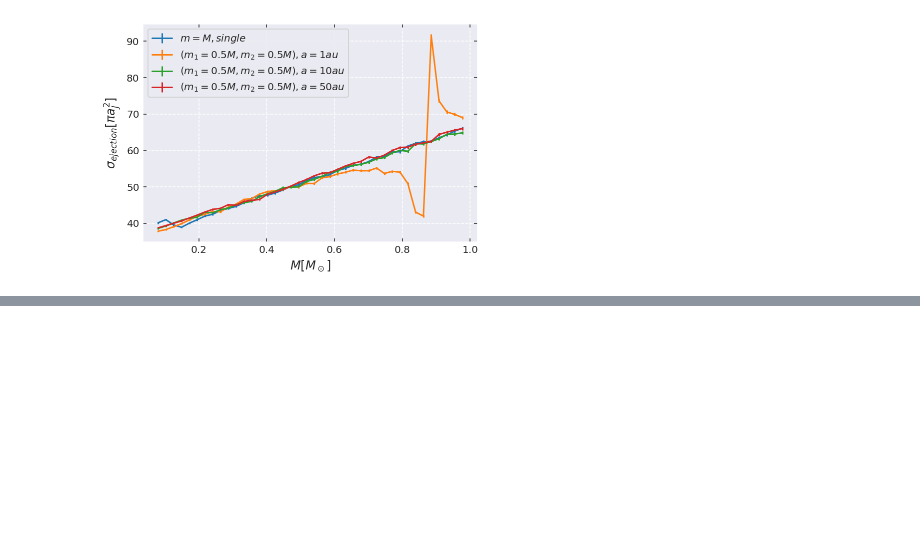
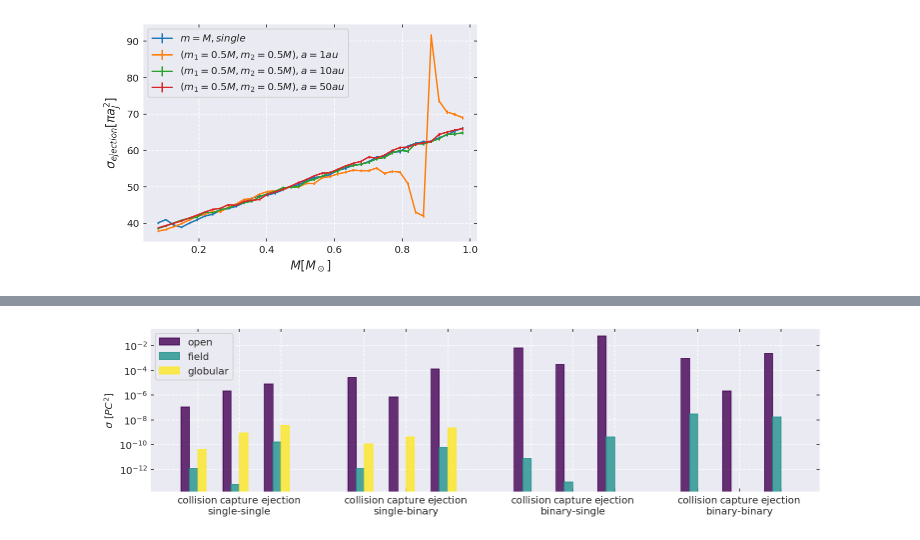
Before and after one commit to YihanWangAstro/giant-planet, a Jupyter notebook: process/giant-planet.ipynb, the cells around one changed output, grey strips where cells are left out. Cells and saved outputs as stored; diff of their text form; code cells hidden in the pictures; blank space fills up the shorter version.

```diff
--- a/process/giant-planet.ipynb
+++ b/process/giant-planet.ipynb
@@ -746,0 +876,5 @@ savefig(plt,'maxwellian-v-stayed-HJ')
+# %%
+update_capture(bb_particle, ['s1','s2','j','d1','d2'])
+# %%
+def calc_ratio(particles, event):
+    return [d[event].sum()/len(d['m_{j}']) for d in particles]
@@ -746,0 +909,19 @@ savefig(plt,'maxwellian-v-stayed-HJ')
+# %%
+ss_ratio = np.array((ss_coll_ratio, ss_cap_ratio, ss_ej_ratio))
+
+sb_ratio = np.array((sb_coll_ratio, sb_cap_ratio, sb_ej_ratio))
+
+bs_ratio = np.array((bs_coll_ratio, bs_cap_ratio, bs_ej_ratio))
+
+bb_ratio = np.array((bb_coll_ratio, bb_cap_ratio, bb_ej_ratio))
+# %%
+ss_b_max=[1514.84, 11.89, 32.15]
+
+sb_b_max=[5183.71, 127.21, 163.175]
+
+bs_b_max = [33654.453, 36.7, 80.69]
+
+bb_b_max = [7875.54, 160.92, 223.62]
+
+v_inf = [0.1*KMS, 30 *KMS, 5*KMS]
+n_den = [100/PC**3, 1/PC**3, 1E5/PC**3]
@@ -746,0 +987,4 @@ savefig(plt,'maxwellian-v-stayed-HJ')
+# %%
+show_sigma([ss_ratio, sb_ratio, bs_ratio,bb_ratio],['open','field','globular'],['collision','capture','ejection'],[ss_b_max, sb_b_max, bs_b_max, bb_b_max],['single-single', 'single-binary','binary-single','binary-binary' ])
+# %% [output]
+[figure, added]
```
Also changed, not shown: parts of 35 cells of this notebook.
